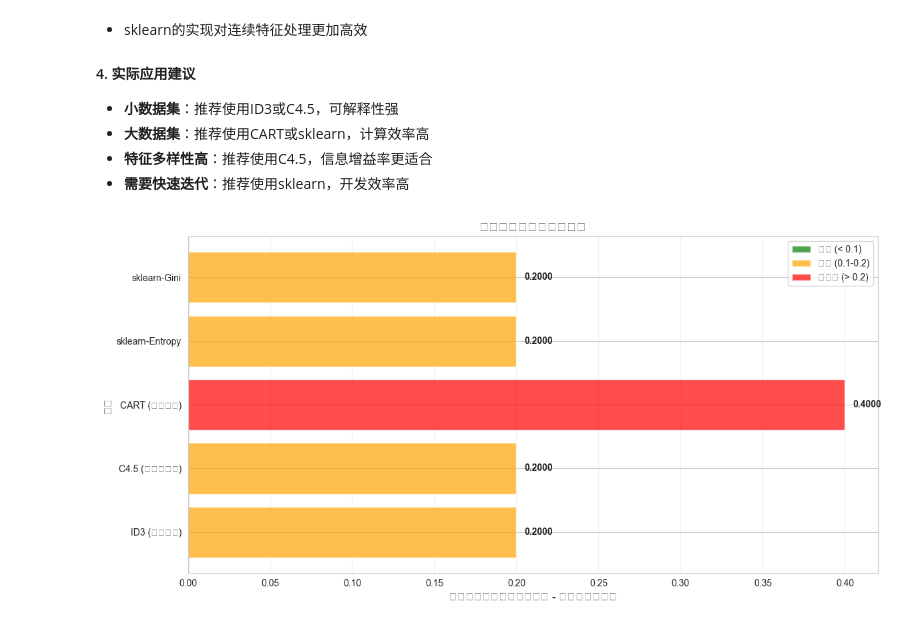
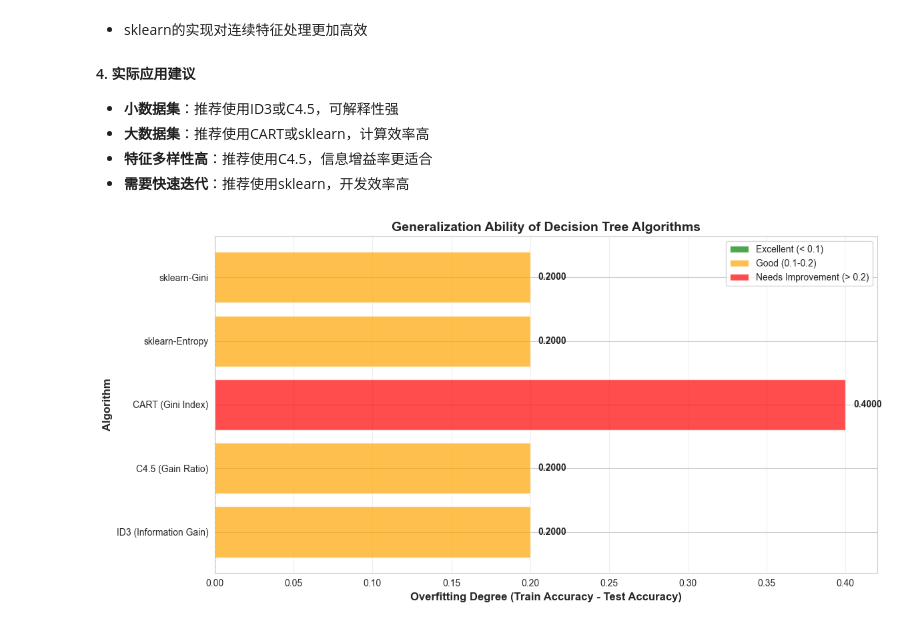
Before and after one commit to sjq0098/Machine_Learning, a Jupyter notebook: lab6/decision_tree.ipynb, the cells around one changed output. Drawn from its saved outputs; the diff is of its cells as text; code cells hidden in the pictures.

```diff
--- a/lab6/decision_tree.ipynb
+++ b/lab6/decision_tree.ipynb
@@ -439,18 +397,18 @@ ax1 = axes[0]
 x = np.arange(len(results))
 width = 0.35
 
-bars1 = ax1.bar(x, results['训练集准确率'], width, label='训练集',
+bars1 = ax1.bar(x, results['训练集准确率'], width, label='Train',
                 color='steelblue', alpha=0.8)
-ax1.set_xlabel('算法', fontsize=12)
-ax1.set_ylabel('准确率', fontsize=12)
-ax1.set_title('训练集准确率对比', fontsize=14, fontweight='bold')
+ax1.set_xlabel('Algorithm', fontsize=12)
+ax1.set_ylabel('Accuracy', fontsize=12)
+ax1.set_title('Train Accuracy Comparison', fontsize=14, fontweight='bold')
 ax1.set_xticks(x)
 ax1.set_xticklabels(results['算法'], rotation=45, ha='right')
 ax1.set_ylim([0, 1.1])
 ax1.legend()
 ax1.grid(axis='y', alpha=0.3)
 
-# 在柱状图上添加数值
+# Add value labels to bars
 for bar in bars1:
     height = bar.get_height()
     ax1.text(bar.get_x() + bar.get_width()/2., height,
@@ -459,11 +417,11 @@ for bar in bars1:
 
 # 测试集准确率对比
 ax2 = axes[1]
-bars2 = ax2.bar(x, results['测试集准确率'], width, label='测试集',
+bars2 = ax2.bar(x, results['测试集准确率'], width, label='Test',
                 color='coral', alpha=0.8)
-ax2.set_xlabel('算法', fontsize=12)
-ax2.set_ylabel('准确率', fontsize=12)
-ax2.set_title('测试集准确率对比', fontsize=14, fontweight='bold')
+ax2.set_xlabel('Algorithm', fontsize=12)
+ax2.set_ylabel('Accuracy', fontsize=12)
+ax2.set_title('Test Accuracy Comparison', fontsize=14, fontweight='bold')
 ax2.set_xticks(x)
 ax2.set_xticklabels(results['算法'], rotation=45, ha='right')
 ax2.set_ylim([0, 1.1])
@@ -489,13 +447,13 @@ x = np.arange(len(results))
 width = 0.35
 
 bars1 = ax.bar(x - width/2, results['训练集准确率'], width,
-               label='训练集', color='steelblue', alpha=0.8)
+               label='Train', color='steelblue', alpha=0.8)
 bars2 = ax.bar(x + width/2, results['测试集准确率'], width,
-               label='测试集', color='coral', alpha=0.8)
+               label='Test', color='coral', alpha=0.8)
 
-ax.set_xlabel('算法', fontsize=12, fontweight='bold')
-ax.set_ylabel('准确率', fontsize=12, fontweight='bold')
-ax.set_title('决策树算法性能对比（训练集 vs 测试集）', fontsize=16, fontweight='bold')
+ax.set_xlabel('Algorithm', fontsize=12, fontweight='bold')
+ax.set_ylabel('Accuracy', fontsize=12, fontweight='bold')
+ax.set_title('Decision Tree Algorithm Performance (Train vs Test)', fontsize=16, fontweight='bold')
 ax.set_xticks(x)
 ax.set_xticklabels(results['算法'], rotation=30, ha='right', fontsize=11)
 ax.set_ylim([0, 1.15])
@@ -639,35 +602,35 @@ sklearn-Entropy    0.2
 - **特征多样性高**：推荐使用C4.5，信息增益率更适合
 - **需要快速迭代**：推荐使用sklearn，开发效率高
 # %%
-# 可视化4：泛化能力对比（过拟合程度）
+# Visualization 4: Generalization Comparison (Overfitting Degree)
 fig, ax = plt.subplots(figsize=(12, 6))
 
 colors = ['green' if x < 0.1 else 'orange' if x < 0.2 else 'red'
           for x in results['过拟合程度']]
 
 bars = ax.barh(results['算法'], results['过拟合程度'], color=colors, alpha=0.7)
-ax.set_xlabel('过拟合程度（训练集准确率 - 测试集准确率）', fontsize=12, fontweight='bold')
-ax.set_ylabel('算法', fontsize=12, fontweight='bold')
-ax.set_title('决策树算法泛化能力对比', fontsize=14, fontweight='bold')
+ax.set_xlabel('Overfitting Degree (Train Accuracy - Test Accuracy)', fontsize=12, fontweight='bold')
+ax.set_ylabel('Algorithm', fontsize=12, fontweight='bold')
+ax.set_title('Generalization Ability of Decision Tree Algorithms', fontsize=14, fontweight='bold')
 ax.axvline(x=0, color='black', linestyle='--', linewidth=1, alpha=0.5)
 ax.grid(axis='x', alpha=0.3)
 
-# 添加数值标签
+# Add value labels
 for i, (bar, val) in enumerate(zip(bars, results['过拟合程度'])):
     ax.text(val + 0.005, bar.get_y() + bar.get_height()/2,
             f'{val:.4f}',
             va='center', fontsize=10, fontweight='bold')
 
 # 添加图例
 from matplotlib.patches import Patch
 legend_elements = [
-    Patch(facecolor='green', alpha=0.7, label='优秀 (< 0.1)'),
-    Patch(facecolor='orange', alpha=0.7, label='良好 (0.1-0.2)'),
-    Patch(facecolor='red', alpha=0.7, label='需改进 (> 0.2)')
+    Patch(facecolor='green', alpha=0.7, label='Excellent (< 0.1)'),
+    Patch(facecolor='orange', alpha=0.7, label='Good (0.1-0.2)'),
+    Patch(facecolor='red', alpha=0.7, label='Needs Improvement (> 0.2)')
 ]
 ax.legend(handles=legend_elements, loc='upper right', fontsize=10)
 
 plt.tight_layout()
 plt.show()
 # %% [output]
-[figure, old version]
+[figure, new version]
```
Also changed, not shown: parts of 8 cells of this notebook, 4 other files.
